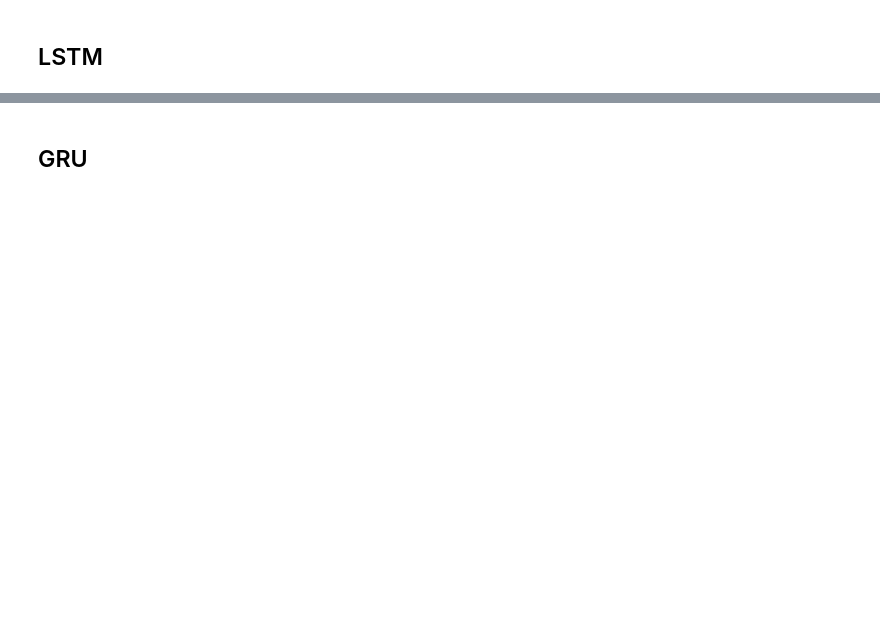
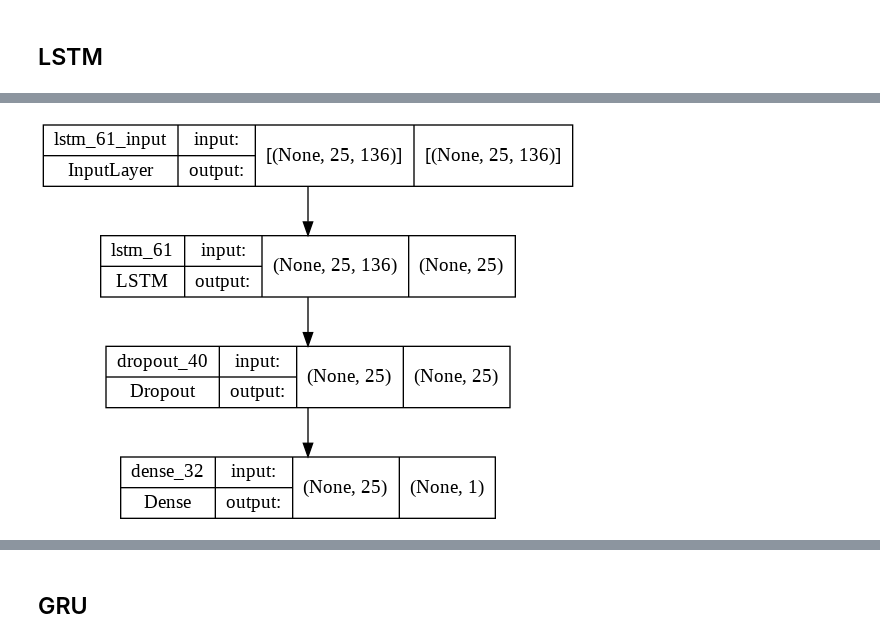
Before and after one commit to nahbos/AUT-Neural-Networks, a Jupyter notebook: HW06/HW06.ipynb, the cells around one changed output, grey strips where cells are left out. Drawn from its saved outputs; the diff is of its cells as text; code cells hidden in the pictures; blank space fills up the shorter version.

```diff
--- a/HW06/HW06.ipynb
+++ b/HW06/HW06.ipynb
@@ -321,0 +282,8 @@ array([[57, 32],
+# %%
+model = Sequential()
+model.add(LSTM(units=25, input_shape=(x_train.shape[1], x_train.shape[2])))
+model.add(Dropout(0.1))
+model.add(Dense(units=1))
+# %%
+model.compile(optimizer='adam', loss='binary_crossentropy', metrics=['accuracy'])
+model.summary()
@@ -321,0 +306,4 @@ array([[57, 32],
+# %%
+plot_model(model, show_shapes=True, show_layer_names=True, expand_nested=True)
+# %% [output]
+[figure, added]
```
Also changed, not shown: parts of 74 cells of this notebook.
